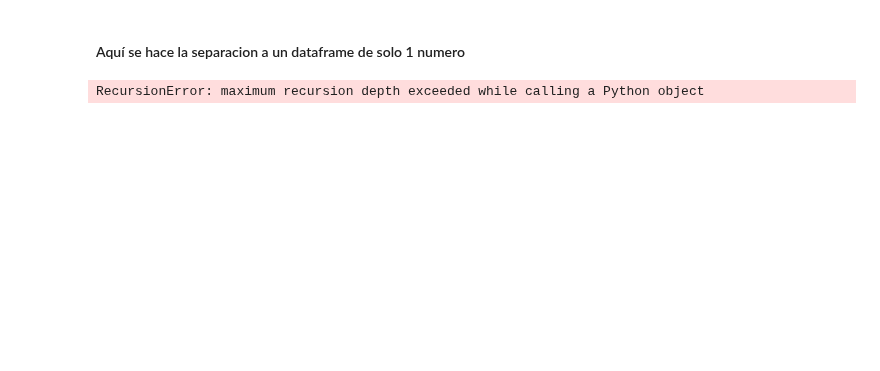
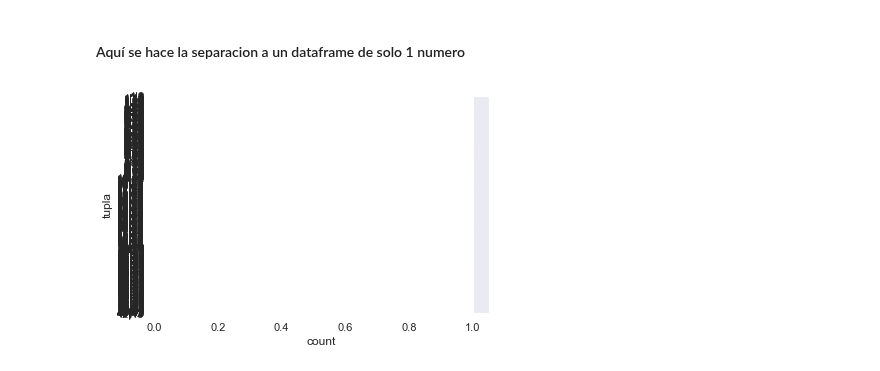
Before and after one commit to chitara44/datascience, a Jupyter notebook: BalotoRecomender.ipynb, the cells around one changed output. Saved outputs shown, nothing was run; the diff lists cells and outputs as text; code cells hidden in the pictures; blank space fills up the shorter version.

```diff
--- a/BalotoRecomender.ipynb
+++ b/BalotoRecomender.ipynb
@@ -494,18 +511,21 @@ def tuple_maker(ent1, ent2, ent3, ent4, ent5, cant):
 # %%
 def addcolumntuplas(df, cant):
     tupla=[]
-    for index, row in df.iteritems():
+    val_defecto = 0
+    df.to_frame()
+    df2 = df.rename(None).to_frame().T
+    for index, row in df2.iteritems():
         if (cant == 1):
-            tupla.append(tuple_maker(row, 0, 0, 0, 0, cant))
+            tupla.append(tuple_maker(index, val_defecto, val_defecto, val_defecto, val_defecto, cant))
         if (cant == 2):
-            print(index)
-            print(row)
-            #tupla.append(tuple_maker(row.num1, row.num2, 0, 0, 0, cant))
+            tupla.append(tuple_maker(index[0], index[1], val_defecto, val_defecto, val_defecto, cant))
         if (cant == 3):
-            tupla.append(tuple_maker(row.num1, row.num2, row.num3, 0, 0, cant))
+            tupla.append(tuple_maker(index[0], index[1], index[2], val_defecto, val_defecto, cant))
         if (cant == 4):
-            tupla.append(tuple_maker(row.num1, row.num2, row.num3, row.num4, 0, cant))
+            tupla.append(tuple_maker(index[0], index[1], index[2], index[3], val_defecto, cant))
         if (cant == 5):
-            tupla.append(tuple_maker(row.num1, row.num2, row.num3, row.num4, row.num5, cant))
-    df['tupla'] = tupla
-    return df
+            tupla.append(tuple_maker(index[0], index[1], index[2], index[3], index[4], cant))
+    dft = df2.T
+    dft['tupla'] = tupla
+    dft = dft.reset_index(drop=True)
+    return dft
@@ -525,11 +531,0 @@ def agrupa_singles(df):
-# %%
-def agrupa_duplas(df):
-    conteo_nums = df.groupby(['num1', 'num2']).size()
-    #s = conteo_nums[conteo_nums > 1].sort_values(ascending=False).to_frame()
-    #print(type(s))
-    tupla  = []
-    tupla = addcolumntuplas(conteo_nums, 2)
-    conteo_nums['tupla'] = tupla
-    #conteo_nums.rename({1: 'num1', 2: 'num2', 3: 'tupla' }, axis=1, inplace=True)
-    conteo_nums.rename(index=str).index
-    return conteo_nums
@@ -536,3 +541,10 @@ def agrupa_duplas(df):
+# %%
+def agrupa_duplas(df):
+    conteo_nums = df.groupby(['num1', 'num2']).size()
+    tupla  = []
+    df = addcolumntuplas(conteo_nums, 2)
+    df.columns = ['conteo','tupla']
+    return df
 # %%
 def agrupa_trios(df):
     conteo_nums = df.groupby(['num1', 'num2', 'num3']).size()
@@ -578,14 +583,5 @@ dict_df_1d_fusion_re = dict(conteos_1d_re)
 # %%
-#sns.set(style="darkgrid")
-#ax = sns.countplot(x="suma", data=df_1d_fusion_tr)
+sns.set(style="darkgrid")
+ax = sns.countplot(y="tupla", data=conteos_2d_tr)
+# %% [output]
+[figure, added]
-# %%
-#print(dict_df_1d_fusion_tr)
-#print(dict_df_1d_fusion_re)
-print(conteos_1d_tr)
-print(df_1d_fusion_tr)
-#print(df_1d_fusion_re)
-df_1d_fusion_tr.rename({1: 'tupla'}, axis=1, inplace=True)
-df_1d_fusion_tr.rename(index=str).index
-print(df_1d_fusion_tr)
-# %% [output]
-RecursionError: maximum recursion depth exceeded while calling a Python object
```
Also changed, not shown: parts of 57 cells of this notebook, 25 other files.
